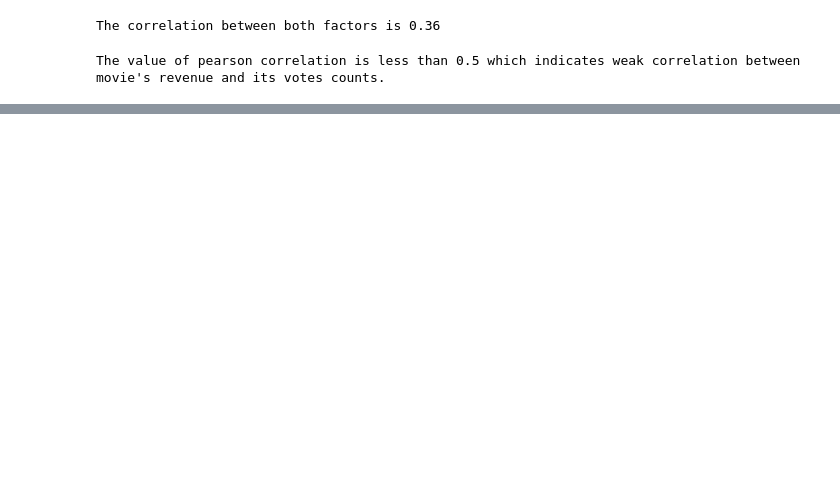
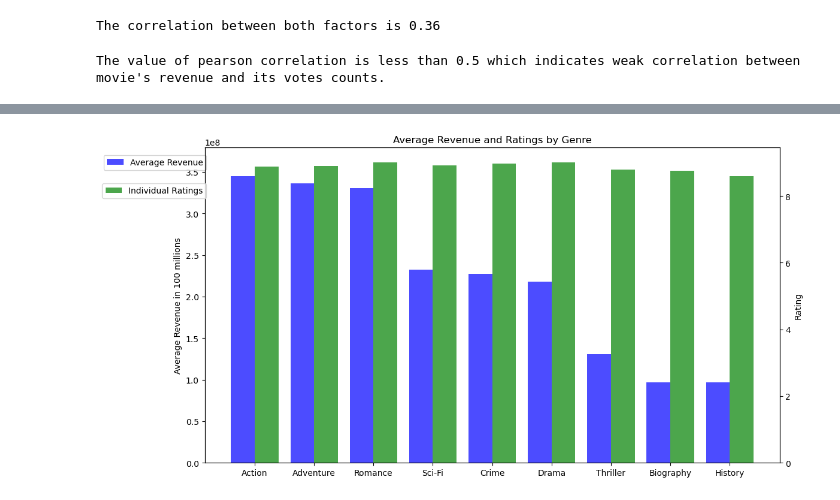
Before and after one commit to NetBhatia/Merger-Acquisitions-impact-on-Stocks, a Jupyter notebook: MovieBudgetResearch.ipynb, the cells around one changed output, grey strips where cells are left out. Cells and saved outputs as stored; diff of their text form; code cells hidden in the pictures; blank space fills up the shorter version.

```diff
--- a/MovieBudgetResearch.ipynb
+++ b/MovieBudgetResearch.ipynb
@@ -343,0 +373,52 @@ Movie's revenue increases with count of votes that it receives.
+# %%
+# Split genres and create separate rows for each genre
+genre_split = movies_data_df["Genre"].str.split(', ')
+
+# Create a list of dictionaries to store split genre
+genre_data = []
+
+for index, row in movies_data_df.iterrows():
+    for genre in genre_split[index]:
+        genre_data.append({
+            "Genre": genre,
+            "Box Office Revenue": row["Box Office Revenue"],
+            "Rating": row["Rating"]
+        })
+
+# Create a new DataFrame with split genre data
+split_genre_df = pd.DataFrame(genre_data)
+avg_revenue_data = split_genre_df.groupby("Genre")["Box Office Revenue"].mean()
+avg_revenue_data = avg_revenue_data.sort_values(ascending=False)
+
+# Create a grouped bar chart for average revenue and ratings by genre
+fig, ax1 = plt.subplots(figsize=(12, 6))
+
+# Bar chart for average revenue
+bar_width = 0.4
+index = range(len(avg_revenue_data))
+revenue_bars = ax1.bar(index, avg_revenue_data, bar_width, label="Average Revenue", alpha=0.7, color='b')
+
+# Add a second y-axis for ratings
+ax2 = ax1.twinx()
+rating_bars = ax2.bar([i + bar_width for i in index], split_genre_df.groupby("Genre")["Rating"].mean(), bar_width, label="Individual Ratings", alpha=0.7, color='g')
+
+# Set labels & titles
+plt.xlabel("Genre")
+ax1.set_ylabel("Average Revenue (in 100 Million Dollars")
+ax2.set_ylabel("Rating")
+plt.title("Average Revenue and Ratings by Genre")
+
+# Set y-axis limits for revenue to accommodate the actual data range
+ax1.set_ylim(0, max(avg_revenue_data) * 1.1)
+
+# Set x-axis labels
+plt.xticks([i + bar_width/2 for i in index], avg_revenue_data.index, rotation=90, ha='right')
+
+
+ax1.legend(loc='best', bbox_to_anchor=(0.01, 0.99))
+ax2.legend(loc='best', bbox_to_anchor=(0.01, 0.90))
+
+plt.tight_layout()
+plt.show()
+# %% [output]
+[figure, added]
```
Also changed, not shown: parts of 13 cells of this notebook, 1 other file.
